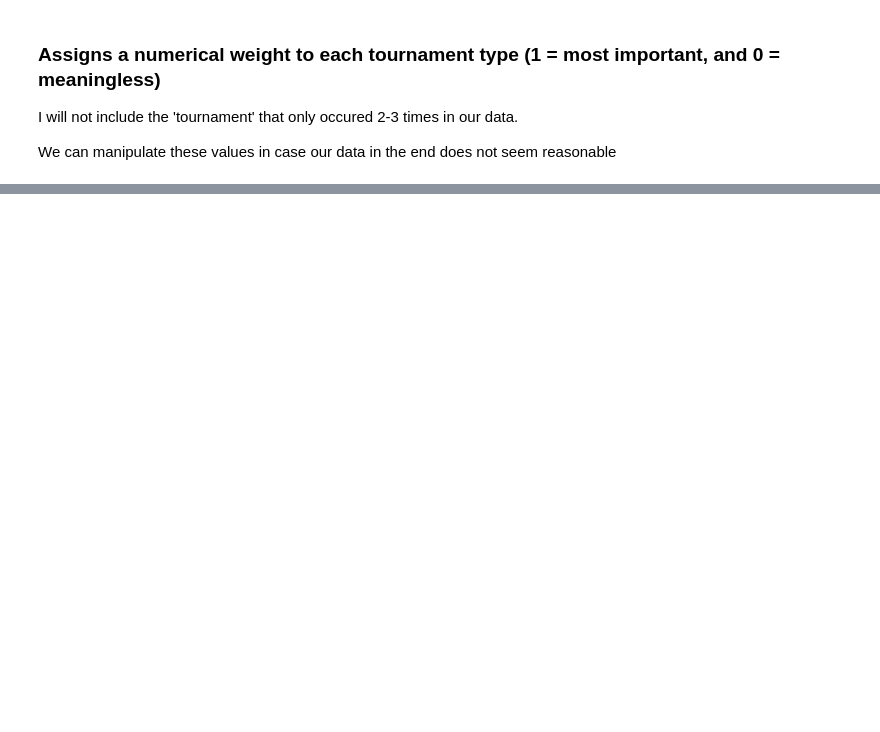
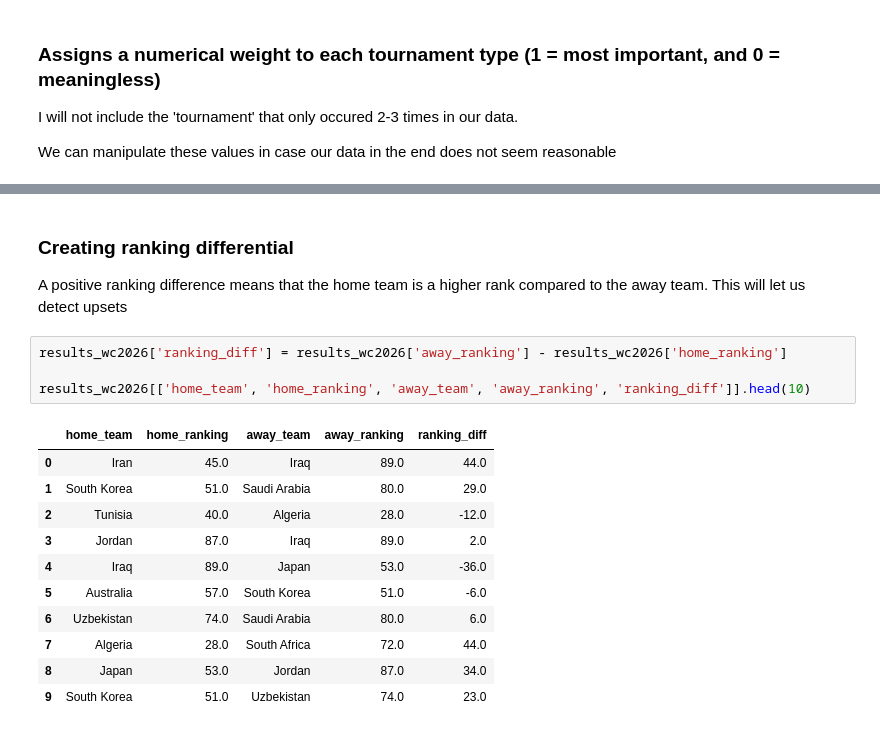
Before and after one commit to sayebm/Group_Project, a Jupyter notebook: Project.ipynb, the cells around one changed output, grey strips where cells are left out. Cells and saved outputs as stored; diff of their text form; blank space fills up the shorter version.

```diff
--- a/Project.ipynb
+++ b/Project.ipynb
@@ -312,0 +335,20 @@ results_wc2026_copy[['tournament', 'tournament_weight']                     #dis
+# %% [markdown]
+### Creating ranking differential
+
+A positive ranking difference means that the home team is a higher rank compared to the away team. This will let us detect upsets
+# %%
+results_wc2026['ranking_diff'] = results_wc2026['away_ranking'] - results_wc2026['home_ranking']
+
+results_wc2026[['home_team', 'home_ranking', 'away_team', 'away_ranking', 'ranking_diff']].head(10)
+# %% [output]
+|  | home_team | home_ranking | away_team | away_ranking | ranking_diff |
+| 0 | Iran | 45.0 | Iraq | 89.0 | 44.0 |
+| 1 | South Korea | 51.0 | Saudi Arabia | 80.0 | 29.0 |
+| 2 | Tunisia | 40.0 | Algeria | 28.0 | -12.0 |
+| 3 | Jordan | 87.0 | Iraq | 89.0 | 2.0 |
+| 4 | Iraq | 89.0 | Japan | 53.0 | -36.0 |
+| 5 | Australia | 57.0 | South Korea | 51.0 | -6.0 |
+| 6 | Uzbekistan | 74.0 | Saudi Arabia | 80.0 | 6.0 |
+| 7 | Algeria | 28.0 | South Africa | 72.0 | 44.0 |
+| 8 | Japan | 53.0 | Jordan | 87.0 | 34.0 |
+| 9 | South Korea | 51.0 | Uzbekistan | 74.0 | 23.0 |
```
Also changed, not shown: parts of 12 cells of this notebook.
